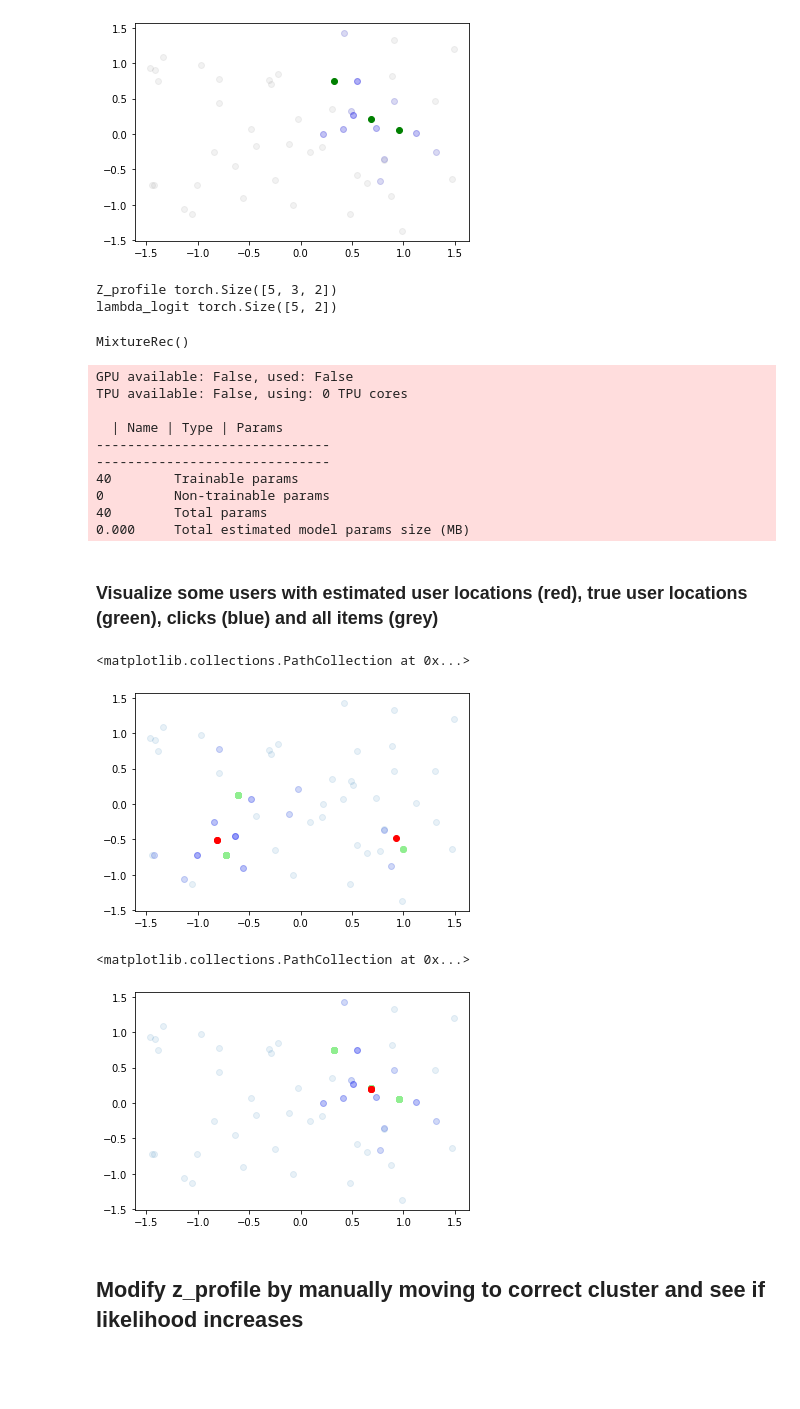
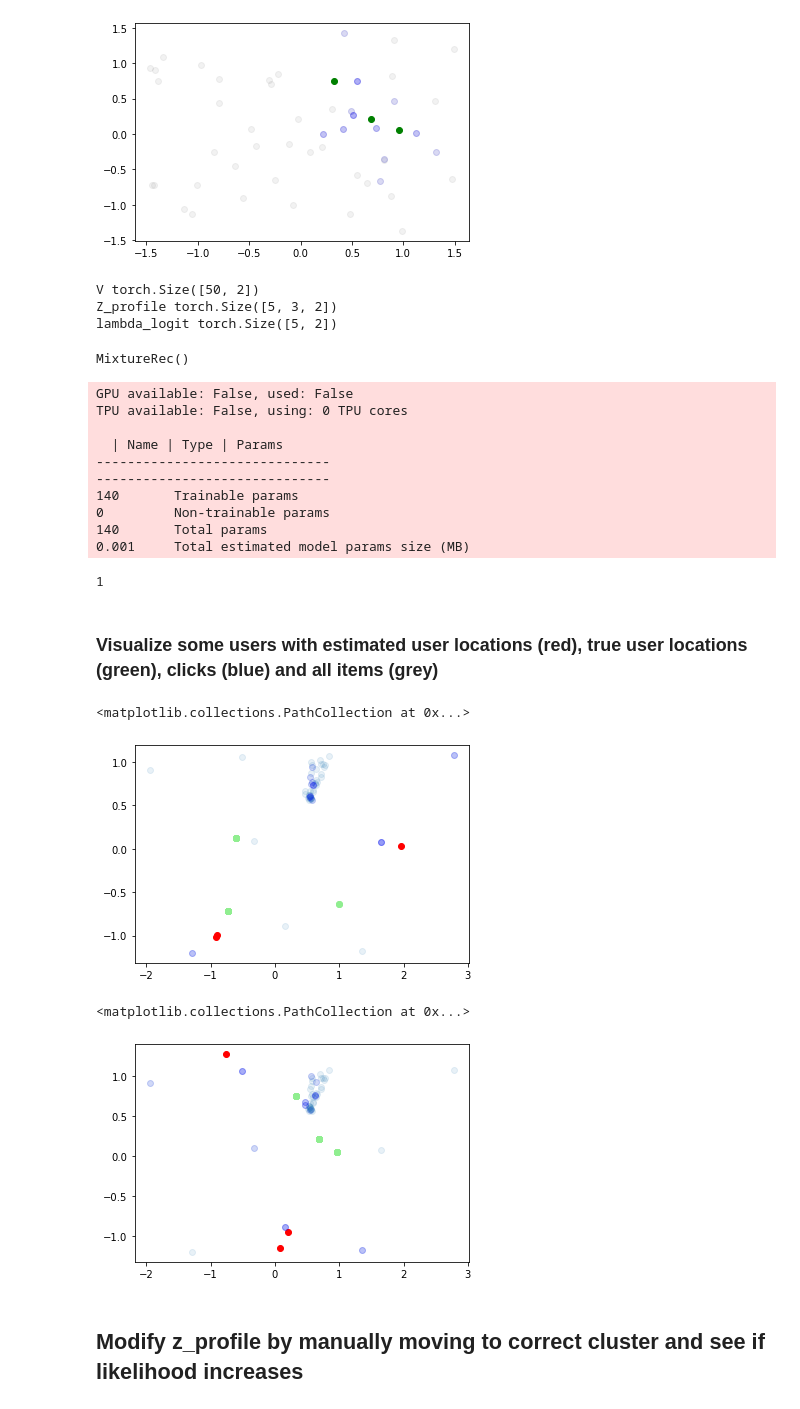
Before and after one commit to simeneide/phd-notes, a Jupyter notebook: general_notes/dirichlet/finite-mixture.ipynb, the cells around one changed output. Cells and saved outputs as stored; diff of their text form; code cells hidden in the pictures; blank space fills up the shorter version.

```diff
--- a/general_notes/dirichlet/finite-mixture.ipynb
+++ b/general_notes/dirichlet/finite-mixture.ipynb
@@ -86,7 +86,7 @@ class MixtureRec(pl.LightningModule):
         self.num_steps = num_steps
         self.num_groups = num_groups
         self.dim = dim
-        self.V = V#nn.Parameter(torch.rand_like(V))
+        self.V = nn.Parameter(torch.rand_like(V))
 
         # Initialize parameters
         torch.manual_seed(1)
@@ -94,7 +94,6 @@ class MixtureRec(pl.LightningModule):
             dist.Uniform(-1,1).sample((self.num_users,self.num_groups, self.dim))
             )
         self.lambda_logit = nn.Parameter(dist.Uniform(-1,1).sample((self.num_users, self.num_groups-1)) )
-        #self.group_logit = nn.Parameter(dist.Uniform(-1,1).sample((self.num_users, self.num_steps, self.num_groups)))
 
     def loglik(self, clicks):
         # [user, interaction, item, cluster, dim]
@@ -147,11 +146,11 @@ for key, val in mix_model.named_parameters():
     print(key, val.size())
 mix_model
 # %% [output]
+V torch.Size([50, 2])
 Z_profile torch.Size([5, 3, 2])
 lambda_logit torch.Size([5, 2])
 MixtureRec()
 # %%
-trainer = pl.Trainer(progress_bar_refresh_rate=0, max_epochs=max_epochs)
 trainer.fit(mix_model, dl)
 # %% [output]
 GPU available: False, used: False
@@ -160,10 +159,11 @@ TPU available: False, using: 0 TPU cores
   | Name | Type | Params
 ------------------------------
 ------------------------------
-40        Trainable params
+140       Trainable params
 0         Non-trainable params
-40        Total params
-0.000     Total estimated model params size (MB)
+140       Total params
+0.001     Total estimated model params size (MB)
+1
 # %% [markdown]
 ### Visualize some users with estimated user locations (red), true user locations (green), clicks (blue) and all items (grey)
 # %%
@@ -176,17 +176,18 @@ plt.scatter(Z_profile_hat[u][:,0], Z_profile_hat[u][:,1], color="red")
 plt.scatter(V_hat[clicks][u][:,0], V_hat[clicks][u][:,1], alpha=0.1, color="blue")
 # %% [output]
 <matplotlib.collections.PathCollection at 0x...>
-[figure, old version]
+[figure, new version]
 # %%
 u = 1
 Z_profile_hat = mix_model.Z_profile.detach()
-plt.scatter(V[:,0],V[:,1], alpha=0.1)
+V_hat = mix_model.V.detach()
+plt.scatter(V_hat[:,0],V_hat[:,1], alpha=0.1)
 plt.scatter(zeta_time[u][:,0], zeta_time[u][:,1],color="lightgreen")
 plt.scatter(Z_profile_hat[u][:,0], Z_profile_hat[u][:,1], color="red")
-plt.scatter(V[clicks][u][:,0], V[clicks][u][:,1], alpha=0.1, color="blue")
+plt.scatter(V_hat[clicks][u][:,0], V_hat[clicks][u][:,1], alpha=0.1, color="blue")
 # %% [output]
 <matplotlib.collections.PathCollection at 0x...>
-[figure, old version]
+[figure, new version]
 # %% [markdown]
 ## Modify z_profile by manually moving to correct cluster and see if likelihood increases
 # %%
```
Also changed, not shown: parts of 5 cells of this notebook, 2 other files.
